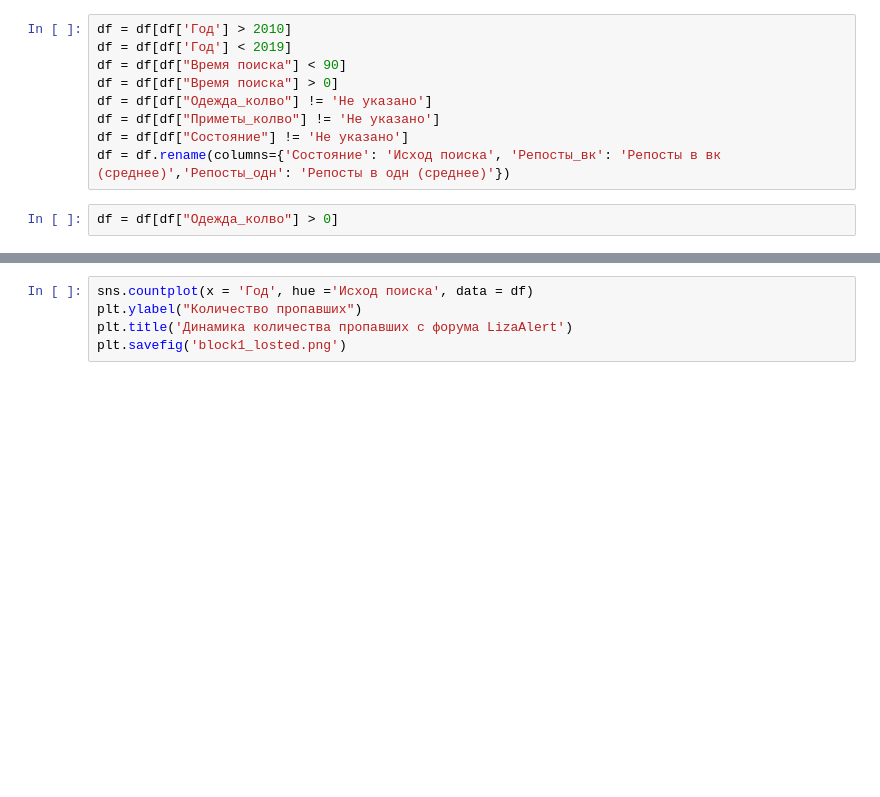
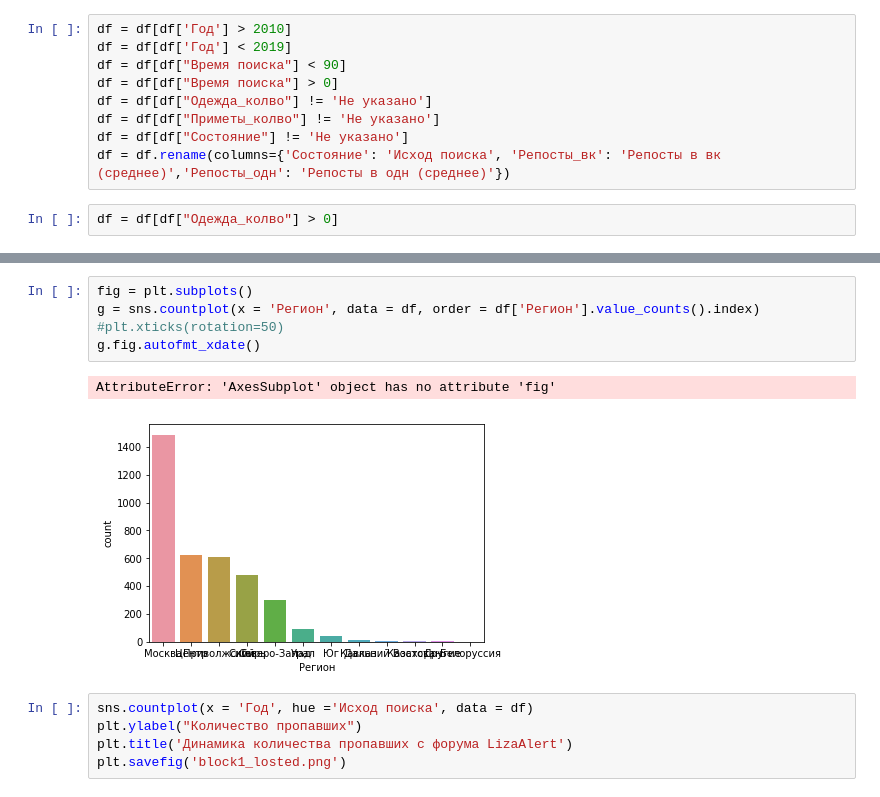
Before and after one commit to babkengithub/Liza-Alert, a Jupyter notebook: Graphix-Kolay.ipynb, the cells around one changed output, grey strips where cells are left out. Cells and saved outputs as stored; diff of their text form; blank space fills up the shorter version.

```diff
--- a/Graphix-Kolay.ipynb
+++ b/Graphix-Kolay.ipynb
@@ -44,3 +84,11 @@ sns.countplot(x = 'Регион', data = df, order = ['Москва', ''])
+# %%
+fig = plt.subplots()
+g = sns.countplot(x = 'Регион', data = df, order = df['Регион'].value_counts().index)
+#plt.xticks(rotation=50)
+g.fig.autofmt_xdate()
+# %% [output]
+AttributeError: 'AxesSubplot' object has no attribute 'fig'
+[figure, added]
 # %%
 sns.countplot(x = 'Год', hue ='Исход поиска', data = df)
 plt.ylabel("Количество пропавших")
```
Also changed, not shown: parts of 15 cells of this notebook.
